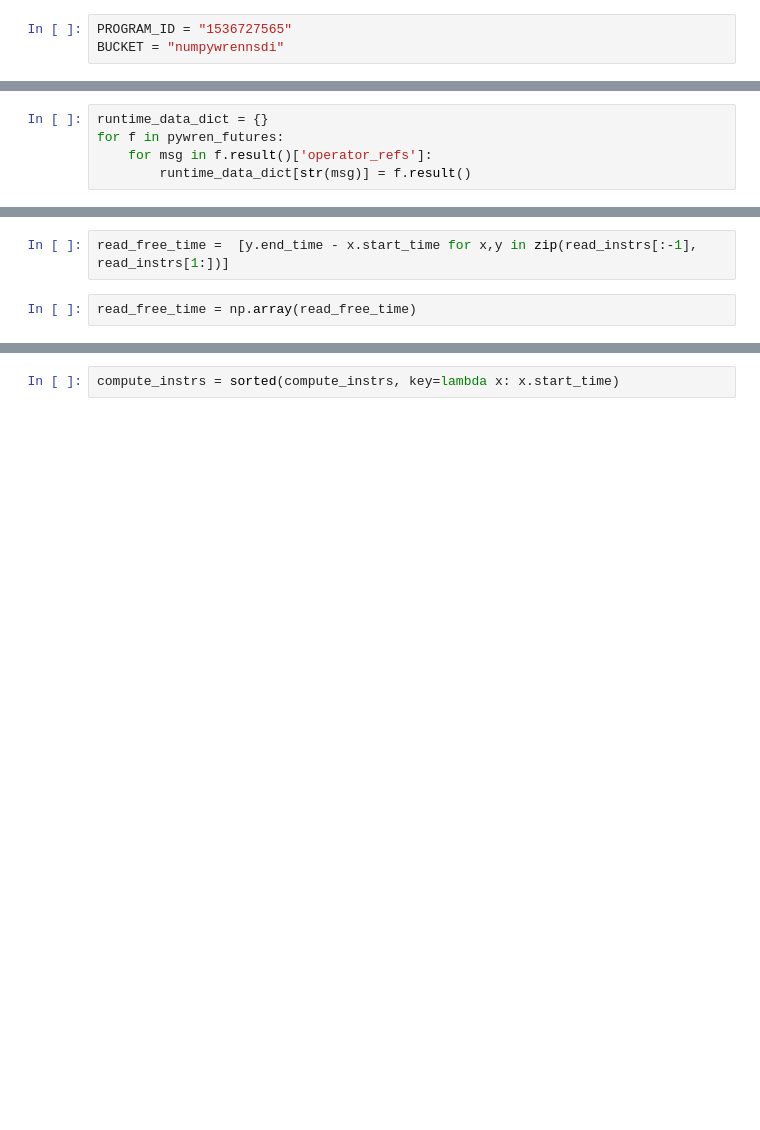
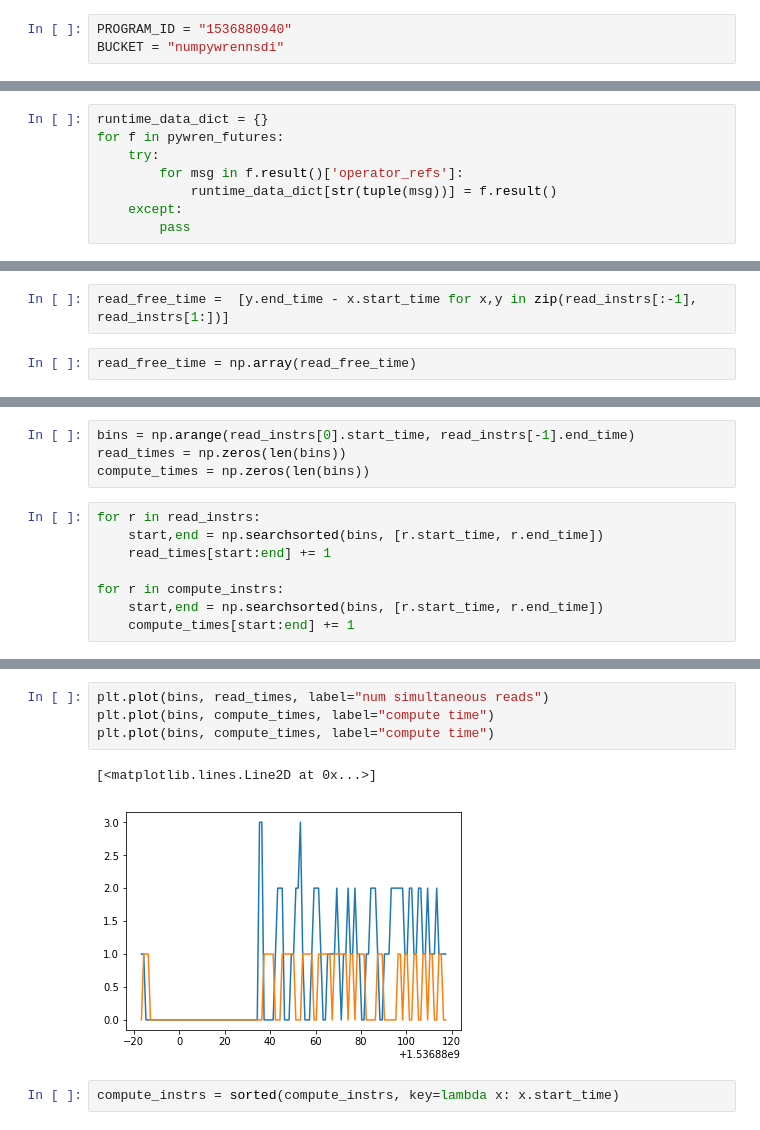
Before and after one commit to Vaishaal/numpywren, a Jupyter notebook: experiments/perf_debug.ipynb, the cells around one changed output, grey strips where cells are left out. Cells and saved outputs as stored; diff of their text form; blank space fills up the shorter version.

```diff
--- a/experiments/perf_debug.ipynb
+++ b/experiments/perf_debug.ipynb
@@ -9,7 +9,7 @@ import seaborn as sns
 import numpywren.lambdapack as lp
 from collections import defaultdict
 # %%
-PROGRAM_ID = "1536727565"
+PROGRAM_ID = "1536880940"
 BUCKET = "numpywrennsdi"
 # %%
 s3_client = boto3.client("s3")
@@ -75,8 +33,11 @@ pywren_futures
 # %%
 runtime_data_dict = {}
 for f in pywren_futures:
-    for msg in f.result()['operator_refs']:
-        runtime_data_dict[str(msg)] = f.result()
+    try:
+        for msg in f.result()['operator_refs']:
+            runtime_data_dict[str(tuple(msg))] = f.result()
+    except:
+        pass
 # %%
 s3_client = boto3.client("s3")
 # %%
@@ -385,0 +291,12 @@ np.mean(read_free_time[read_free_time < 8])
+# %%
+bins = np.arange(read_instrs[0].start_time, read_instrs[-1].end_time)
+read_times = np.zeros(len(bins))
+compute_times = np.zeros(len(bins))
+# %%
+for r in read_instrs:
+    start,end = np.searchsorted(bins, [r.start_time, r.end_time])
+    read_times[start:end] += 1
+
+for r in compute_instrs:
+    start,end = np.searchsorted(bins, [r.start_time, r.end_time])
+    compute_times[start:end] += 1
@@ -386,3 +309,10 @@ np.mean(read_free_time[read_free_time < 8])
+# %%
+plt.plot(bins, read_times, label="num simultaneous reads")
+plt.plot(bins, compute_times, label="compute time")
+plt.plot(bins, compute_times, label="compute time")
+# %% [output]
+[<matplotlib.lines.Line2D at 0x...>]
+[figure, added]
 # %%
 compute_instrs = sorted(compute_instrs, key=lambda x: x.start_time)
 # %%
```
Also changed, not shown: parts of 25 cells of this notebook, 5 other files.
